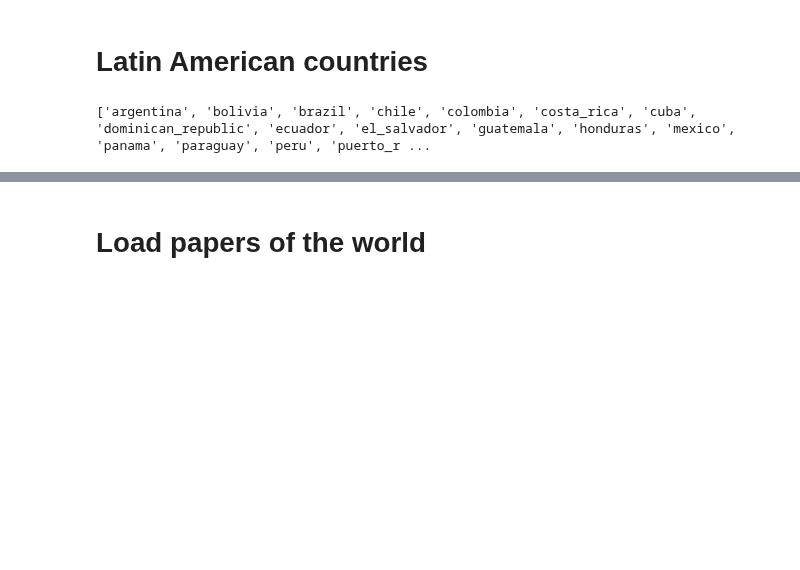
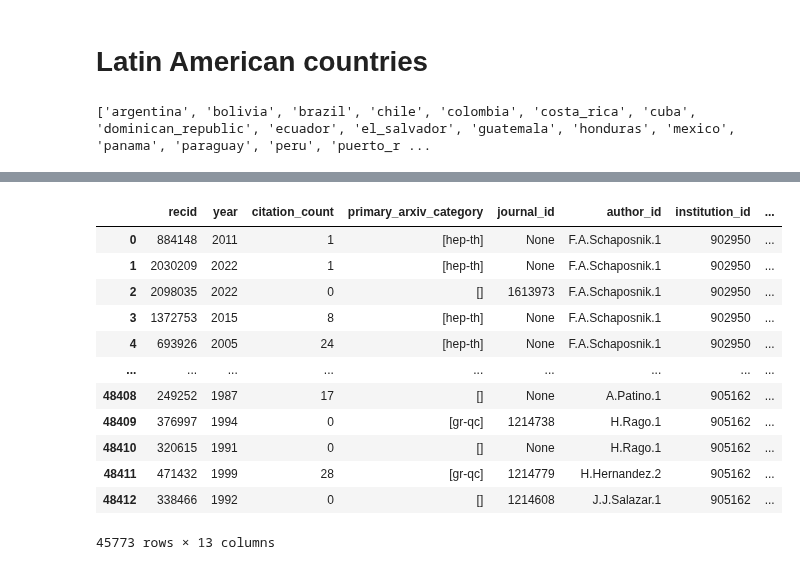
Before and after one commit to restrepo/inspireauth, a Jupyter notebook: INSPIREHEP_new_nbs/INSPIREHEP_new_citations_per_year_world.ipynb, the cells around one changed output, grey strips where cells are left out. Cells and saved outputs as stored; diff of their text form; code cells hidden in the pictures; blank space fills up the shorter version.

```diff
--- a/INSPIREHEP_new_nbs/INSPIREHEP_new_citations_per_year_world.ipynb
+++ b/INSPIREHEP_new_nbs/INSPIREHEP_new_citations_per_year_world.ipynb
@@ -456,5 +114,11 @@ df_combined.head(10)
 # %%
-def generate_dataframe(country):
+# import from INSPIREHEP_new_articles_per_year.ipynb
+
+def generate_dataframe(country: str) -> pd.DataFrame:
+    """
+    Generate a DataFrame whose rows are all the publications of a given country.
+    The `recid` entry is unique for each publication.
+    """
     # select column
     db = db_master[db_master['country']==country].reset_index(drop=True)
 
@@ -463,7 +127,7 @@ def generate_dataframe(country):
 
     # stack papers and select the ones from the appropriate institutions
     dp = pd.DataFrame(db.papers.apply(pd.Series).stack().to_list()).reset_index(drop=True)
-    dp = dp[dp['instituion_id'].isin(inst_list)]
+    dp = dp[dp['institution_id'].isin(inst_list)]
 
     # get rid of paper duplicates
     dp = dp.drop_duplicates(subset='recid')
@@ -477,9 +141,5 @@ def generate_dataframe(country):
     dp['year'] = pd.to_numeric(dp['year'])
     # get rid of old entries
     dp = dp[dp['year'] >= 1900]
-    # get Series
-    df_country = dp
-    #df_country = dp['year'].value_counts().sort_index()
-    #df_country = pd.DataFrame({'year': df_country.index, country: df_country.values})
 
-    return df_country
+    return dp
@@ -516,13 +145,0 @@ for country in LA_countries:
-# %%
-# initialise combined dataframe
-df_combined = pd.DataFrame(columns=LA_countries)
-
-# iterate over all latam countries
-for country in LA_countries:
-    df_combined[country] = df_latam[country].set_index('year')
-
-df_combined = df_combined.fillna(0).astype(int)
-df_combined.head(10)
-
-# add total paperrs
-df_combined['total'] = df_combined.sum(axis=1)
@@ -566,2 +145,0 @@ df_reduced
-# %% [markdown]
-# Load papers of the world
@@ -572,0 +146,30 @@ df_world = df_world.set_index('year')
+# %%
+def generate_dataframe_latam():
+    """
+    """
+
+    df_latam = {}
+    for country in LA_countries:
+        df_latam[country] = generate_dataframe(country)
+
+    df_latam_stack = pd.concat([df_latam[country] for country in LA_countries], ignore_index=True)
+    df_latam = df_latam_stack.drop_duplicates(subset='recid')
+
+    return df_latam
+# %%
+my_df = generate_dataframe_latam()
+my_df
+# %% [output]
+|  | recid | year | citation_count | primary_arxiv_category | journal_id | author_id | institution_id | ... |
+| 0 | 884148 | 2011 | 1 | [hep-th] | None | F.A.Schaposnik.1 | 902950 | ... |
+| 1 | 2030209 | 2022 | 1 | [hep-th] | None | F.A.Schaposnik.1 | 902950 | ... |
+| 2 | 2098035 | 2022 | 0 | [] | 1613973 | F.A.Schaposnik.1 | 902950 | ... |
+| 3 | 1372753 | 2015 | 8 | [hep-th] | None | F.A.Schaposnik.1 | 902950 | ... |
+| 4 | 693926 | 2005 | 24 | [hep-th] | None | F.A.Schaposnik.1 | 902950 | ... |
+| ... | ... | ... | ... | ... | ... | ... | ... | ... |
+| 48408 | 249252 | 1987 | 17 | [] | None | A.Patino.1 | 905162 | ... |
+| 48409 | 376997 | 1994 | 0 | [gr-qc] | 1214738 | H.Rago.1 | 905162 | ... |
+| 48410 | 320615 | 1991 | 0 | [] | None | H.Rago.1 | 905162 | ... |
+| 48411 | 471432 | 1999 | 28 | [gr-qc] | 1214779 | H.Hernandez.2 | 905162 | ... |
+| 48412 | 338466 | 1992 | 0 | [] | 1214608 | J.J.Salazar.1 | 905162 | ... |
+45773 rows × 13 columns
```
Also changed, not shown: parts of 53 cells of this notebook.
